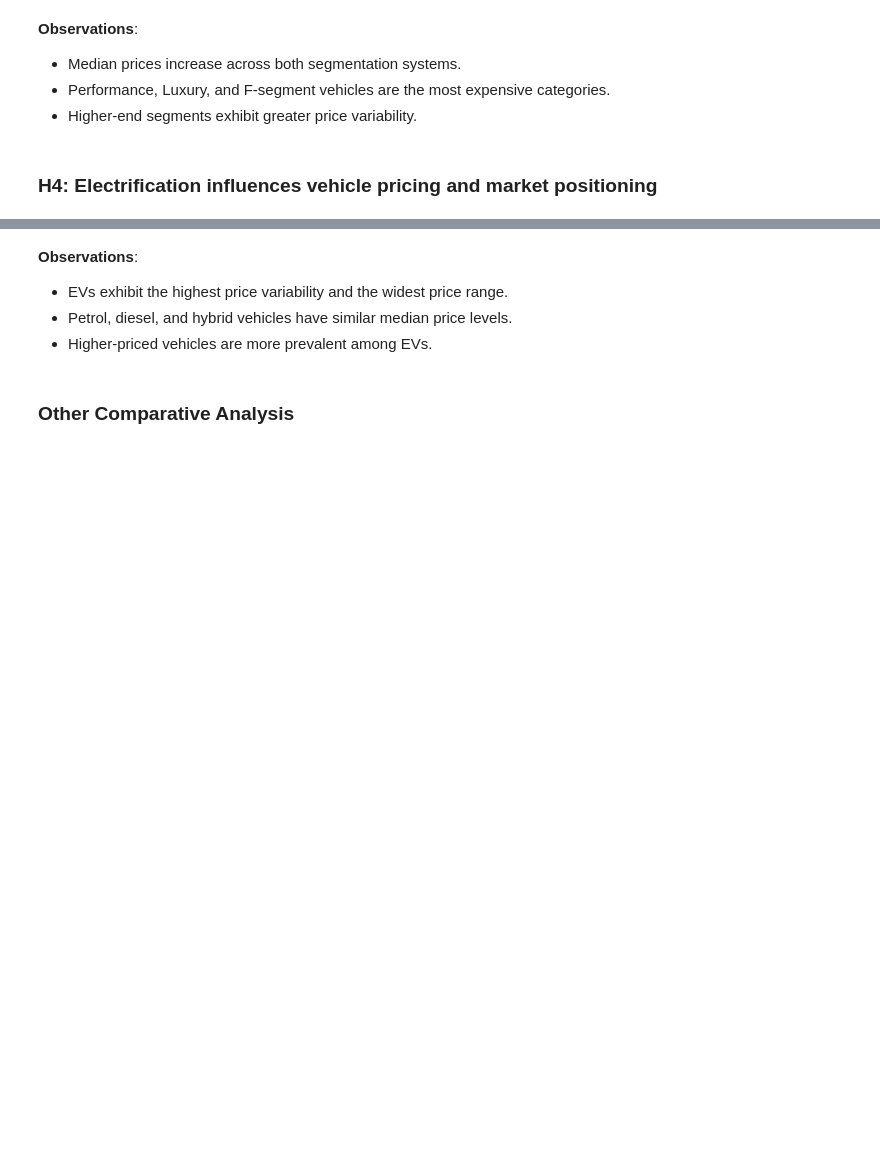
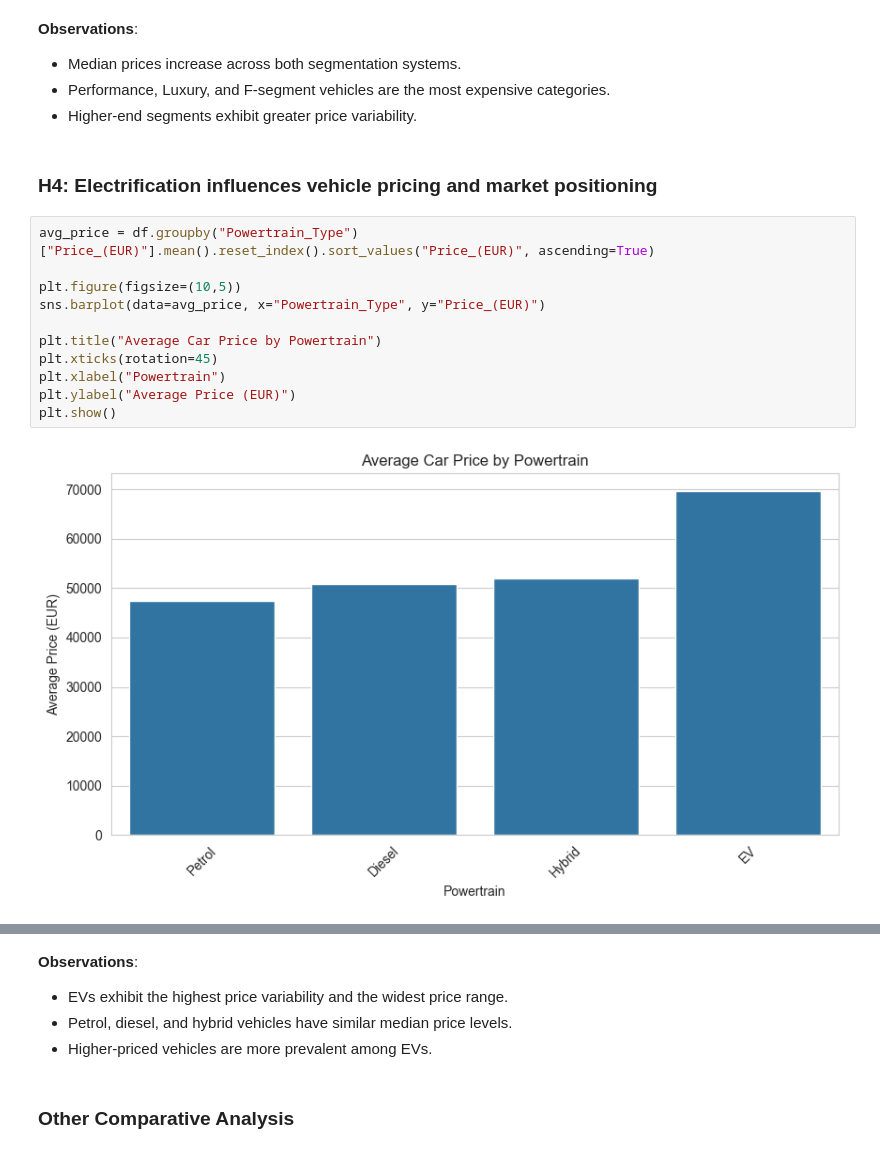
Before and after one commit to avillafranca504/vehicle-price-and-performance-analysis, a Jupyter notebook: 01_European_Cars_EDA.ipynb, the cells around one changed output, grey strips where cells are left out. Saved outputs shown, nothing was run; the diff lists cells and outputs as text; blank space fills up the shorter version.

Commit message:
Complete EDA, ML, and Power BI baseline

```diff
--- a/02_European_Cars_EDA.ipynb
+++ b/01_European_Cars_EDA.ipynb
@@ -1268,5 +1254,18 @@ plt.show()
 - Higher-end segments exhibit greater price variability.
 # %% [markdown]
 ### H4: Electrification influences vehicle pricing and market positioning
+# %%
+avg_price = df.groupby("Powertrain_Type")["Price_(EUR)"].mean().reset_index().sort_values("Price_(EUR)", ascending=True)
+
+plt.figure(figsize=(10,5))
+sns.barplot(data=avg_price, x="Powertrain_Type", y="Price_(EUR)")
+
+plt.title("Average Car Price by Powertrain")
+plt.xticks(rotation=45)
+plt.xlabel("Powertrain")
+plt.ylabel("Average Price (EUR)")
+plt.show()
+# %% [output]
+[figure, added]
 # %%
 #Evaluates whether electrification is rewarded in the market
```
Also changed, not shown: parts of 8 cells of this notebook, 10 other files.
